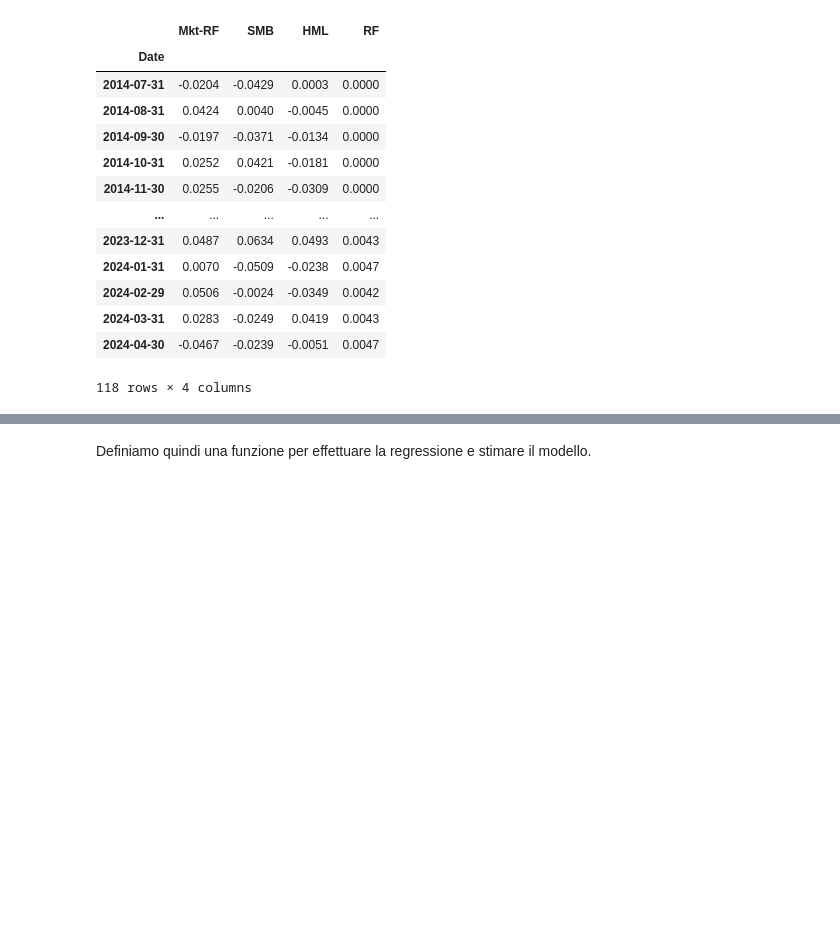
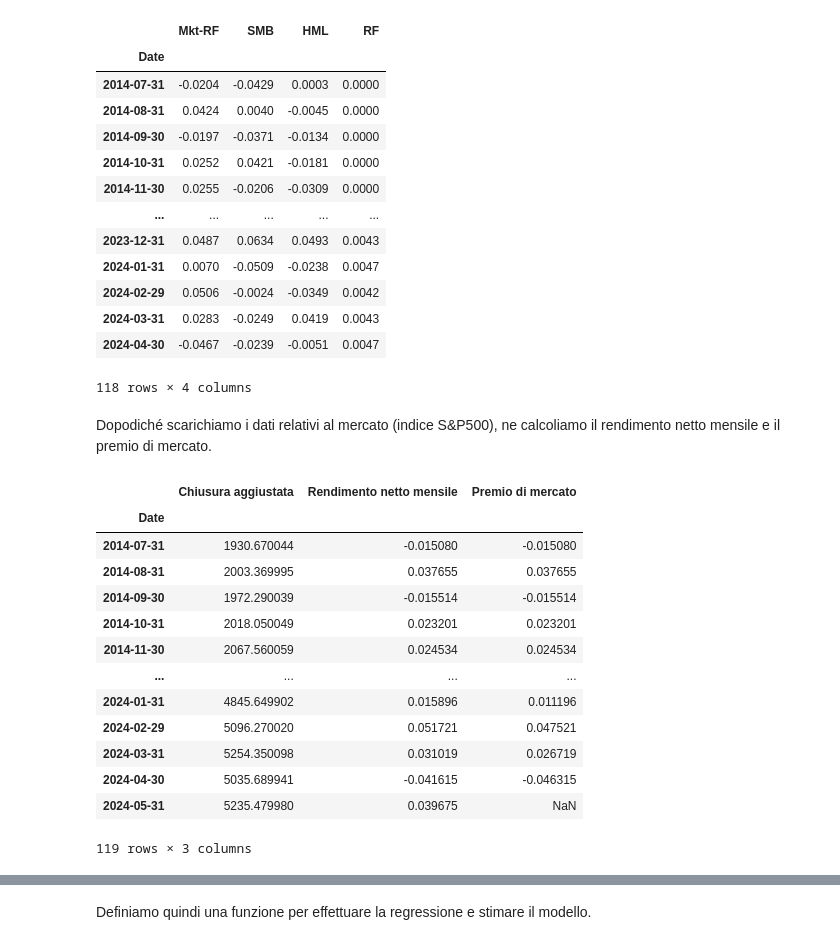
Before and after one commit to Pynci/business-intelligence, a Jupyter notebook: progetto/progetto.ipynb, the cells around one changed output, grey strips where cells are left out. Drawn from its saved outputs; the diff is of its cells as text; code cells hidden in the pictures; blank space fills up the shorter version.

```diff
--- a/progetto/progetto.ipynb
+++ b/progetto/progetto.ipynb
@@ -699,4 +667,36 @@ fama_french_mensile
 | 2024-03-31 | 0.0283 | -0.0249 | 0.0419 | 0.0043 |
 | 2024-04-30 | -0.0467 | -0.0239 | -0.0051 | 0.0047 |
 118 rows × 4 columns
+# %% [markdown]
+Dopodiché scarichiamo i dati relativi al mercato (indice S&P500), ne calcoliamo il rendimento netto mensile e il premio di mercato.
+# %%
+# scarichiamo da yahoo finance i prezzi di chiusura dell'indice S&P500
+sp500 = prendi_dati_titolo('^GSPC', inizio, fine)
+sp500.drop(['Open','High','Low','Close','Volume'], axis=1, inplace=True)
+sp500.rename(columns={'Adj Close': 'Chiusura aggiustata'}, inplace=True)
+
+# ricampioniamo i prezzi su base mensile (prendendo l'ultimo giorno di ciascun mese)
+sp500 = sp500.resample("ME").last()
+
+sp500['Rendimento netto mensile'] = sp500['Chiusura aggiustata'].pct_change()
+sp500.dropna(inplace=True)
+
+sp500['Premio di mercato'] = sp500['Rendimento netto mensile'] - fama_french_mensile['RF']
+
+sp500
+# %% [output]
+|  | Chiusura aggiustata | Rendimento netto mensile | Premio di mercato |
+| Date |  |  |  |
+| 2014-07-31 | 1930.670044 | -0.015080 | -0.015080 |
+| 2014-08-31 | 2003.369995 | 0.037655 | 0.037655 |
+| 2014-09-30 | 1972.290039 | -0.015514 | -0.015514 |
+| 2014-10-31 | 2018.050049 | 0.023201 | 0.023201 |
+| 2014-11-30 | 2067.560059 | 0.024534 | 0.024534 |
+| ... | ... | ... | ... |
+| 2024-01-31 | 4845.649902 | 0.015896 | 0.011196 |
+| 2024-02-29 | 5096.270020 | 0.051721 | 0.047521 |
+| 2024-03-31 | 5254.350098 | 0.031019 | 0.026719 |
+| 2024-04-30 | 5035.689941 | -0.041615 | -0.046315 |
+| 2024-05-31 | 5235.479980 | 0.039675 | NaN |
+119 rows × 3 columns
 # %% [markdown]
```
Also changed, not shown: parts of 12 cells of this notebook.
